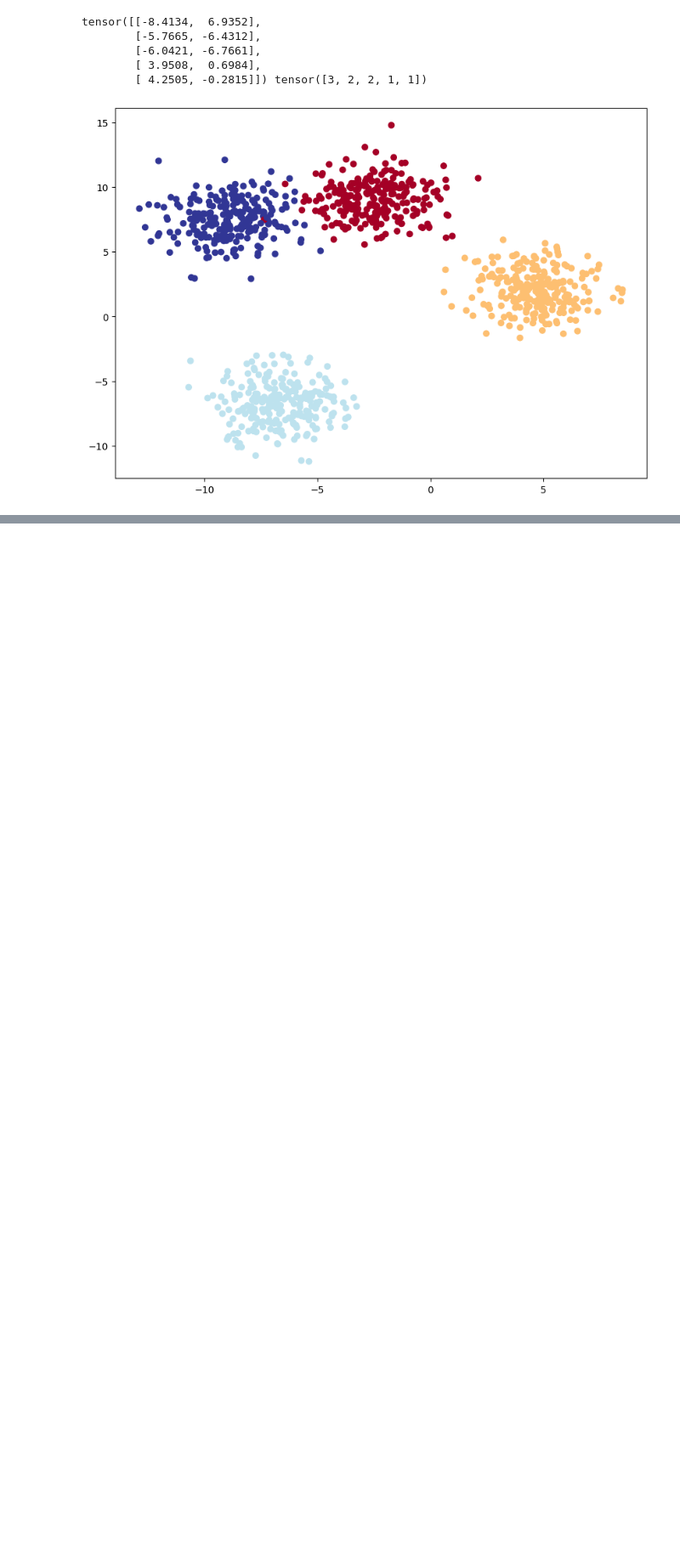
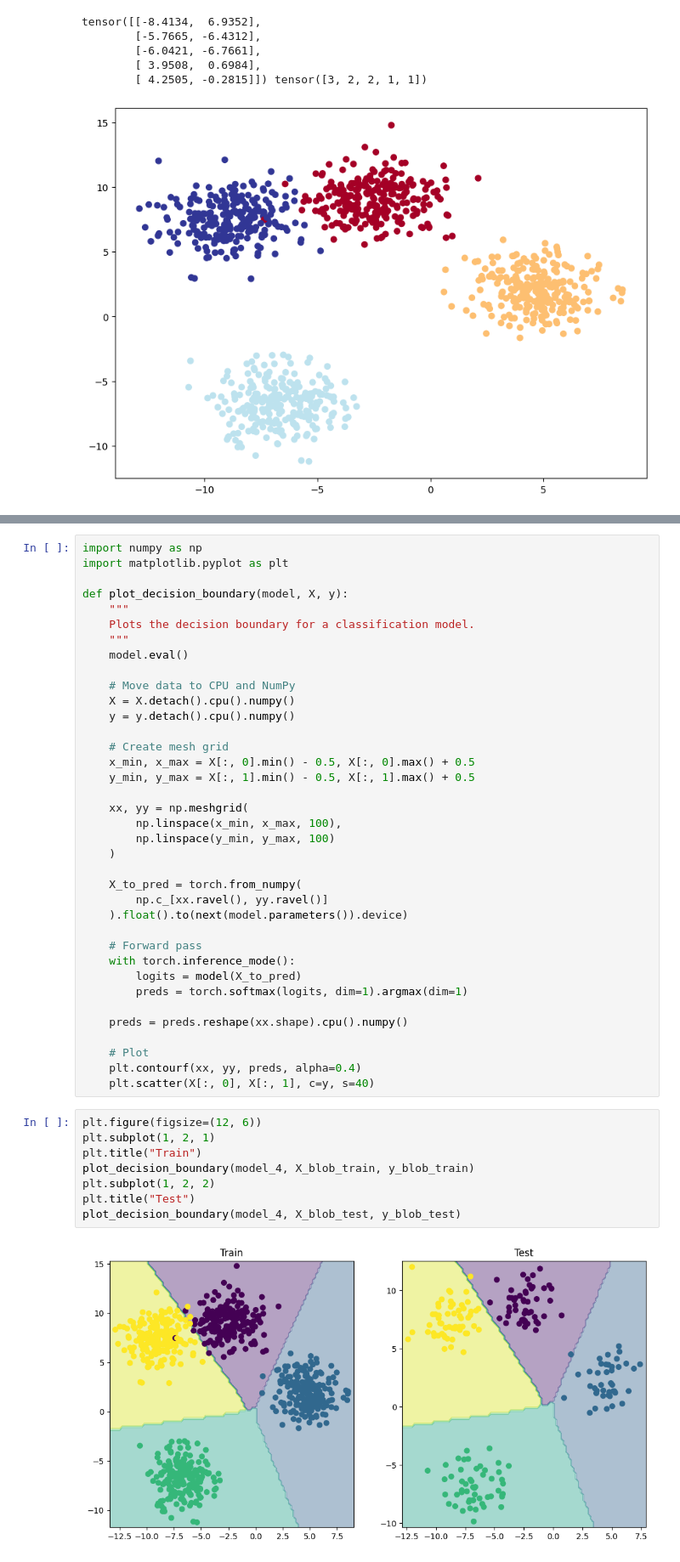
Before and after one commit to Sarthak8619/Pytorch, a Jupyter notebook: 02_pytorch_neural_network_classification.ipynb, the cells around one changed output, grey strips where cells are left out. Shown: that part at 85% size. Drawn from its saved outputs; the diff is of its cells as text; blank space fills up the shorter version.

```diff
--- a/02_pytorch_neural_network_classification.ipynb
+++ b/02_pytorch_neural_network_classification.ipynb
@@ -327,0 +461,47 @@ tensor([[-8.4134,  6.9352],
+# %%
+import numpy as np
+import matplotlib.pyplot as plt
+
+def plot_decision_boundary(model, X, y):
+    """
+    Plots the decision boundary for a classification model.
+    """
+    model.eval()
+
+    # Move data to CPU and NumPy
+    X = X.detach().cpu().numpy()
+    y = y.detach().cpu().numpy()
+
+    # Create mesh grid
+    x_min, x_max = X[:, 0].min() - 0.5, X[:, 0].max() + 0.5
+    y_min, y_max = X[:, 1].min() - 0.5, X[:, 1].max() + 0.5
+
+    xx, yy = np.meshgrid(
+        np.linspace(x_min, x_max, 100),
+        np.linspace(y_min, y_max, 100)
+    )
+
+    X_to_pred = torch.from_numpy(
+        np.c_[xx.ravel(), yy.ravel()]
+    ).float().to(next(model.parameters()).device)
+
+    # Forward pass
+    with torch.inference_mode():
+        logits = model(X_to_pred)
+        preds = torch.softmax(logits, dim=1).argmax(dim=1)
+
+    preds = preds.reshape(xx.shape).cpu().numpy()
+
+    # Plot
+    plt.contourf(xx, yy, preds, alpha=0.4)
+    plt.scatter(X[:, 0], X[:, 1], c=y, s=40)
+# %%
+plt.figure(figsize=(12, 6))
+plt.subplot(1, 2, 1)
+plt.title("Train")
+plot_decision_boundary(model_4, X_blob_train, y_blob_train)
+plt.subplot(1, 2, 2)
+plt.title("Test")
+plot_decision_boundary(model_4, X_blob_test, y_blob_test)
+# %% [output]
+[figure, added]
```
Also changed, not shown: parts of 7 cells of this notebook.
